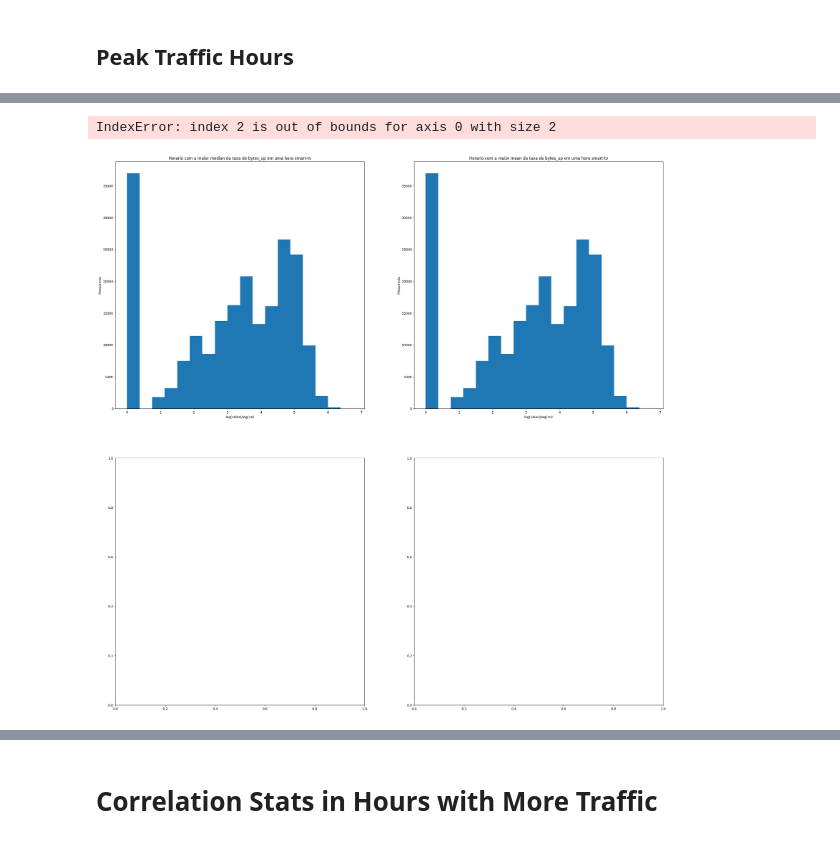
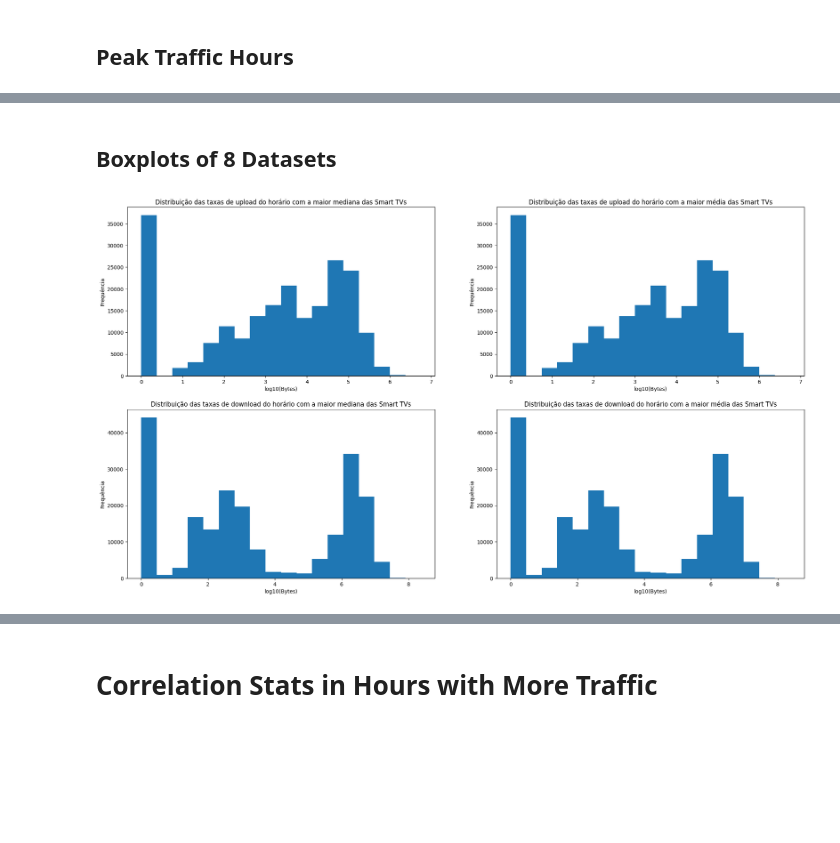
Before and after one commit to lucas-inocencio/Probability-and-Statistics, a Jupyter notebook: src/smart-tv-chromecast-tax-analysis.ipynb, the cells around one changed output, grey strips where cells are left out. Drawn from its saved outputs; the diff is of its cells as text; code cells hidden in the pictures; blank space fills up the shorter version.

```diff
--- a/src/smart-tv-chromecast-tax-analysis.ipynb
+++ b/src/smart-tv-chromecast-tax-analysis.ipynb
@@ -384,12 +386,20 @@ plt.show()
 # %%
-data_set_1 = df_smart_tv.groupby("date_hour")["bytes_up"].median().argmax()
-data_set_2 = df_smart_tv.groupby("date_hour")["bytes_up"].mean().argmax()
-data_set_3 = df_smart_tv.groupby("date_hour")["bytes_down"].median().argmax()
-data_set_4 = df_smart_tv.groupby("date_hour")["bytes_down"].mean().argmax()
-data_set_5 = df_chromecast.groupby("date_hour")["bytes_up"].median().argmax()
-data_set_6 = df_chromecast.groupby("date_hour")["bytes_up"].mean().argmax()
-data_set_7 = df_chromecast.groupby("date_hour")["bytes_down"].median().argmax()
-data_set_8 = df_chromecast.groupby("date_hour")["bytes_down"].mean().argmax()
+dataset_1 = df_smart_tv[df_smart_tv['date_hour'] == df_smart_tv.groupby(
+    "date_hour")["bytes_up"].median().argmax()]["bytes_up"]
+dataset_2 = df_smart_tv[df_smart_tv['date_hour'] == df_smart_tv.groupby(
+    "date_hour")["bytes_up"].mean().argmax()]["bytes_up"]
+dataset_3 = df_smart_tv[df_smart_tv['date_hour'] == df_smart_tv.groupby(
+    "date_hour")["bytes_down"].median().argmax()]["bytes_down"]
+dataset_4 = df_smart_tv[df_smart_tv['date_hour'] == df_smart_tv.groupby(
+    "date_hour")["bytes_down"].mean().argmax()]["bytes_down"]
+dataset_5 = df_chromecast[df_chromecast['date_hour'] == df_chromecast.groupby(
+    "date_hour")["bytes_up"].median().argmax()]["bytes_up"]
+dataset_6 = df_chromecast[df_chromecast['date_hour'] == df_chromecast.groupby(
+    "date_hour")["bytes_up"].mean().argmax()]["bytes_up"]
+dataset_7 = df_chromecast[df_chromecast['date_hour'] == df_chromecast.groupby(
+    "date_hour")["bytes_down"].median().argmax()]["bytes_down"]
+dataset_8 = df_chromecast[df_chromecast['date_hour'] == df_chromecast.groupby(
+    "date_hour")["bytes_down"].mean().argmax()]["bytes_down"]
 
-data_set_1, data_set_2, data_set_3, data_set_4, data_set_5, data_set_6, data_set_7, data_set_8
+dataset_1, dataset_2, dataset_3, dataset_4, dataset_5, dataset_6, dataset_7, dataset_8
 # %% [output]
@@ -397,21 +423,17 @@ data_set_1, data_set_2, data_set_3, data_set_4, data_set_5, data_set_6, data_set
-# %%
-fig, ax = plt.subplots(2, 2, figsize=(30, 30))
-
-data_sets = [(smart_tv_data, 'smart-tv')]
-metrics = ['bytes_up', 'bytes_down']
-aggregation_funcs = [np.median, np.mean]
-
-for i, (df, device_name) in enumerate(data_sets):
-    for j, metric in enumerate(metrics):
-        for k, func in enumerate(aggregation_funcs):
-            data_set = df.groupby("date_hour")[metric].apply(func).argmax()
-            ds = df.query('date_hour == @data_set')[metric]
-            ax[i][2*j+k].hist(ds, bins=get_sturges_bins(ds))
-            ax[i][2*j+k].set_title(f"Horario com a maior {func.__name__} da taxa de {metric} em uma hora {device_name}")
-            ax[i][2*j+k].set_xlabel("log(valor)/log(10)")
-            ax[i][2*j+k].set_ylabel("Frequencia")
-
-plt.show()
-# %% [output]
-IndexError: index 2 is out of bounds for axis 0 with size 2
-[figure, removed]
+# %% [markdown]
+## Boxplots of 8 Datasets
+# %%
+fig, ax = plt.subplots(2, 2, figsize=(23.465, 12.925))
+
+plot_histogram(ax=ax[0][0], data=dataset_1,
+               title="Distribuição das taxas de upload do horário com a maior mediana das Smart TVs")
+plot_histogram(ax=ax[0][1], data=dataset_2,
+               title="Distribuição das taxas de upload do horário com a maior média das Smart TVs")
+plot_histogram(ax=ax[1][0], data=dataset_3,
+               title="Distribuição das taxas de download do horário com a maior mediana das Smart TVs")
+plot_histogram(ax=ax[1][1], data=dataset_4,
+               title="Distribuição das taxas de download do horário com a maior média das Smart TVs")
+
+plt.show()
+# %% [output]
+[figure, added]
```
Also changed, not shown: parts of 13 cells of this notebook, 1 other file.
